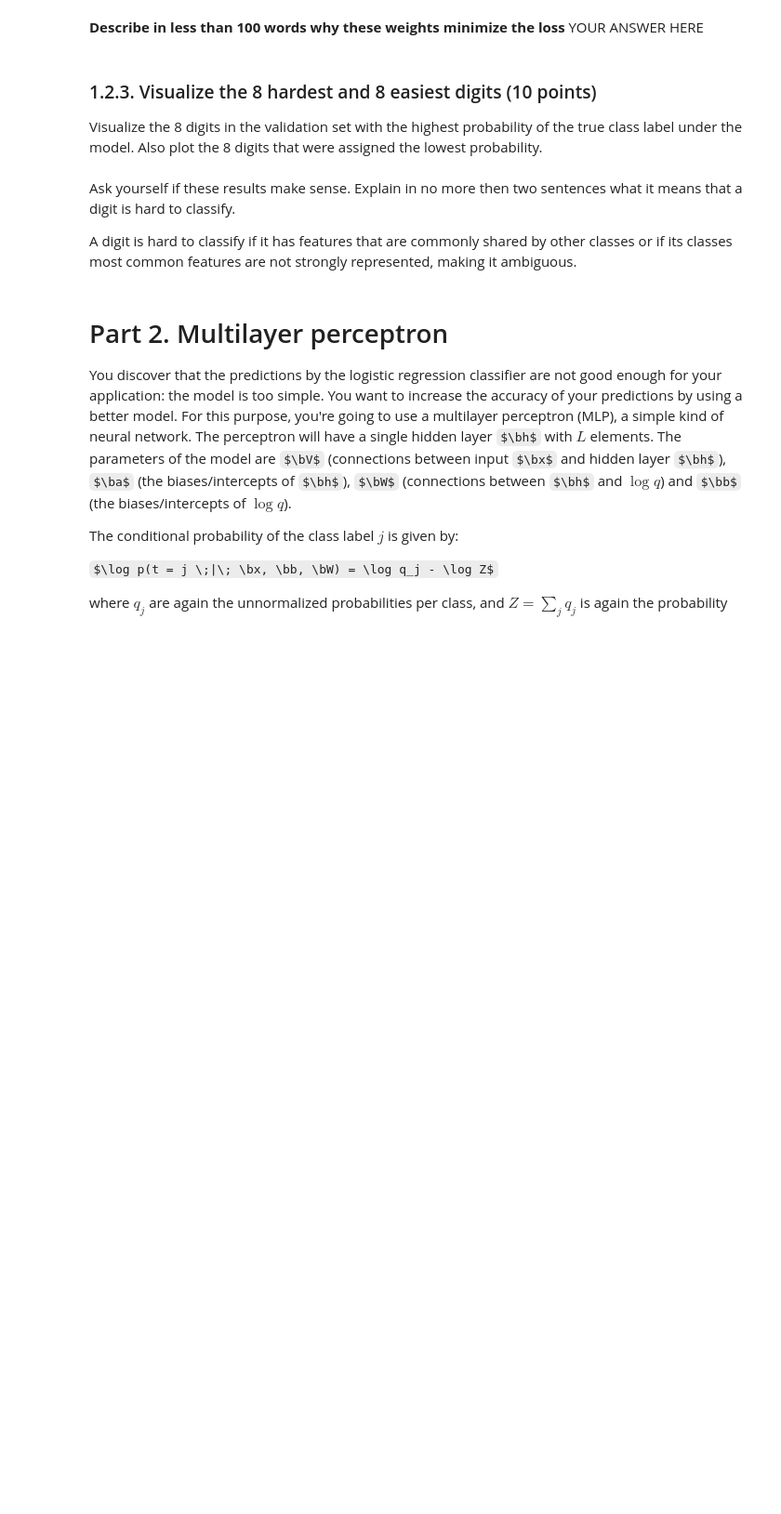
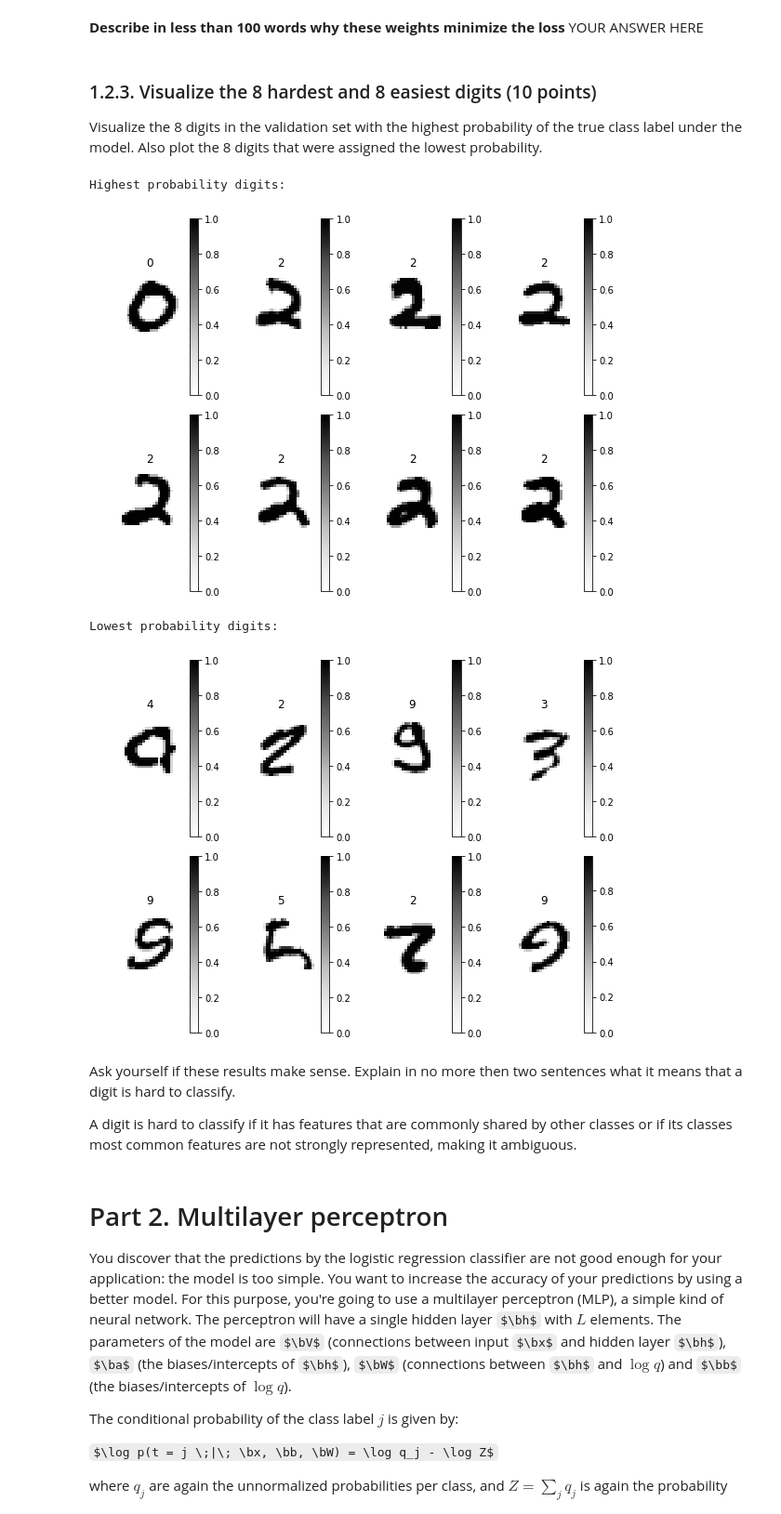
Before and after one commit to NILOIDE/ML1, a Jupyter notebook: lab2/lab2.ipynb, the cells around one changed output. Shown at 93% size. Drawn from its saved outputs; the diff is of its cells as text; code cells hidden in the pictures; some formulas as TeX source; blank space fills up the shorter version.

```diff
--- a/lab2/lab2.ipynb
+++ b/lab2/lab2.ipynb
@@ -500,9 +545,14 @@ Also plot the 8 digits that were assigned the lowest probability.
 # %%
 # YOUR CODE HERE
 print("Highest probability digits:")
-plot_digits(np.array(top_8[0]).reshape((8,28,28)), 4, targets=top_8[1], shape=(28,28))
+plot_weights(np.array(top_8[0]).reshape((8,28,28)), 4, targets=top_8[1], shape=(28,28))
 print("Lowest probability digits:")
-plot_digits(np.array(worst_8[0]).reshape((8,28,28)), 4, targets=worst_8[1], shape=(28,28))
+plot_weights(np.array(worst_8[0]).reshape((8,28,28)), 4, targets=worst_8[1], shape=(28,28))
+# %% [output]
+Highest probability digits:
+[figure, added]
+Lowest probability digits:
+[figure, added]
 # %% [markdown]
 Ask yourself if these results make sense. Explain in no more then two sentences what it means that a digit is hard to classify.
 
```
Also changed, not shown: parts of 23 cells of this notebook.
